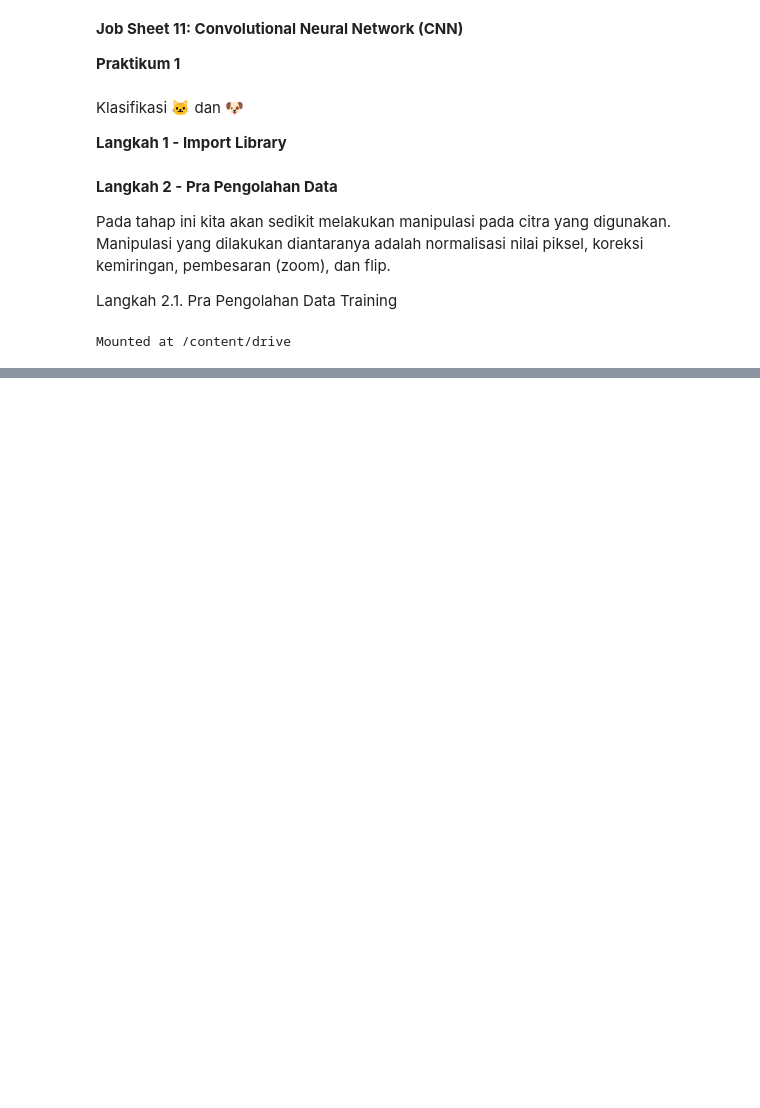
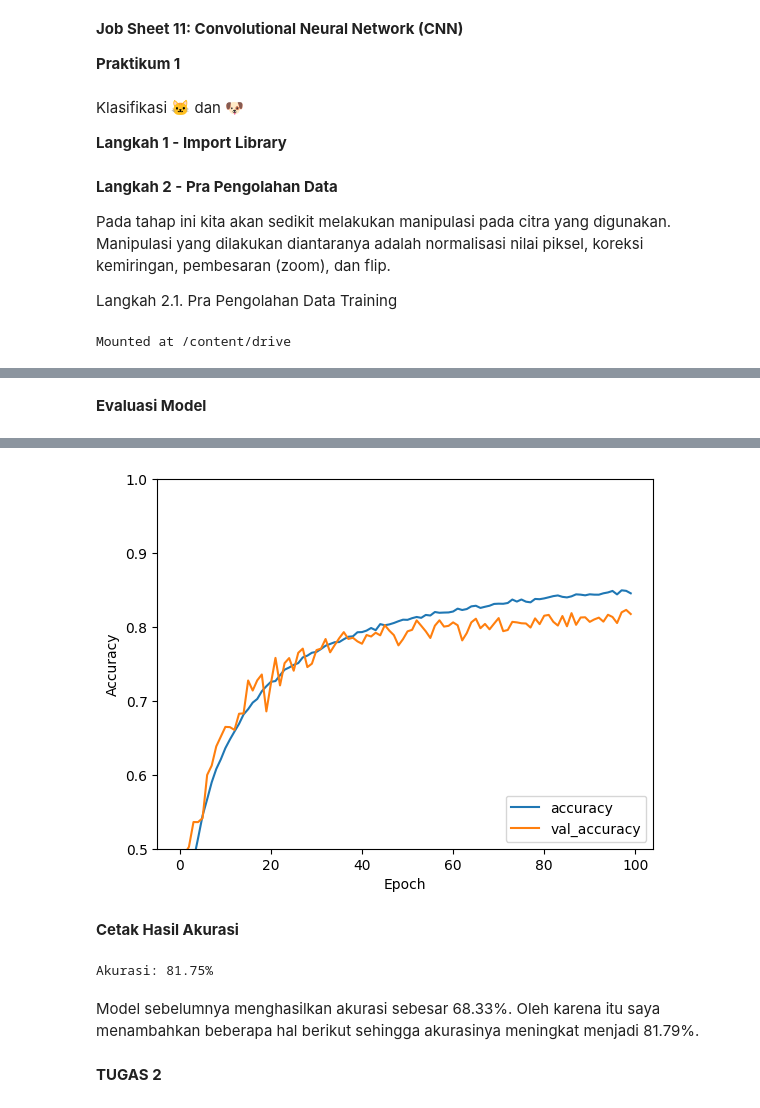
Before and after one commit to ValentinoMalakianno/Pembelajaran_Mesin2023, a Jupyter notebook: cb.ipynb, the cells around one changed output, grey strips where cells are left out. Drawn from its saved outputs; the diff is of its cells as text; code cells hidden in the pictures; blank space fills up the shorter version.

```diff
--- a/cb.ipynb
+++ b/cb.ipynb
@@ -29,0 +402,12 @@ Mounted at /content/drive
+# %% [markdown]
+**Evaluasi Model**
+# %%
+plt.plot(history.history['accuracy'], label='accuracy')
+plt.plot(history.history['val_accuracy'], label = 'val_accuracy')
+plt.xlabel('Epoch')
+plt.ylabel('Accuracy')
+plt.ylim([0.5, 1])
+plt.legend(loc='lower right')
+
+test_loss, test_acc = model.evaluate(test_images, test_labels, verbose=2)
+# %% [output]
@@ -29,0 +415,11 @@ Mounted at /content/drive
+[figure, added]
+# %% [markdown]
+**Cetak Hasil Akurasi**
+# %%
+print("Akurasi: {:.2%}".format(test_acc))
+# %% [output]
+Akurasi: 81.75%
+# %% [markdown]
+Model sebelumnya menghasilkan akurasi sebesar 68.33%. Oleh karena itu saya menambahkan beberapa hal berikut sehingga akurasinya meningkat menjadi 81.79%.
+# %% [markdown]
+**TUGAS 2**
```
Also changed, not shown: parts of 73 cells of this notebook.
